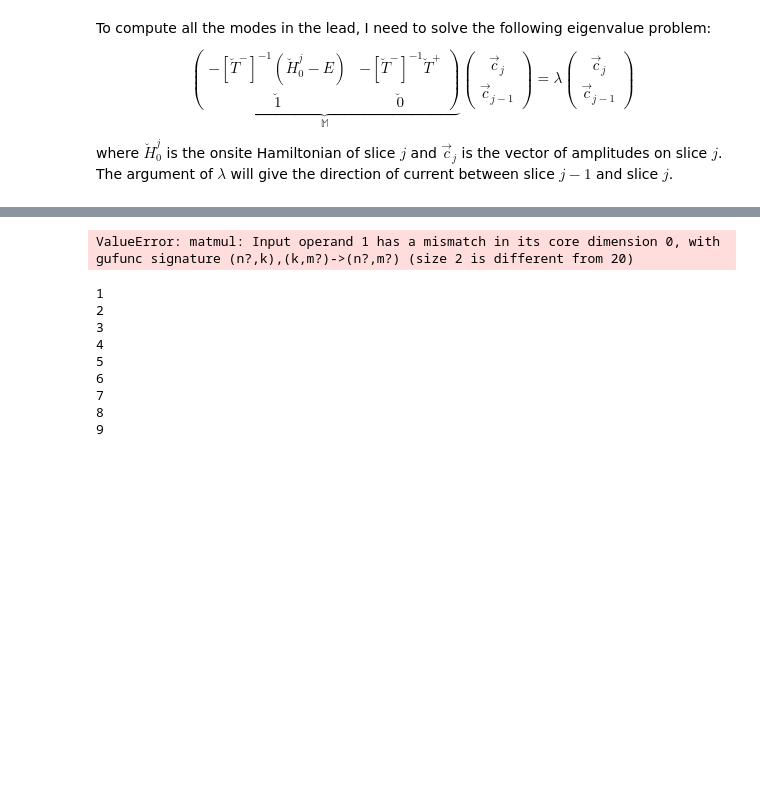
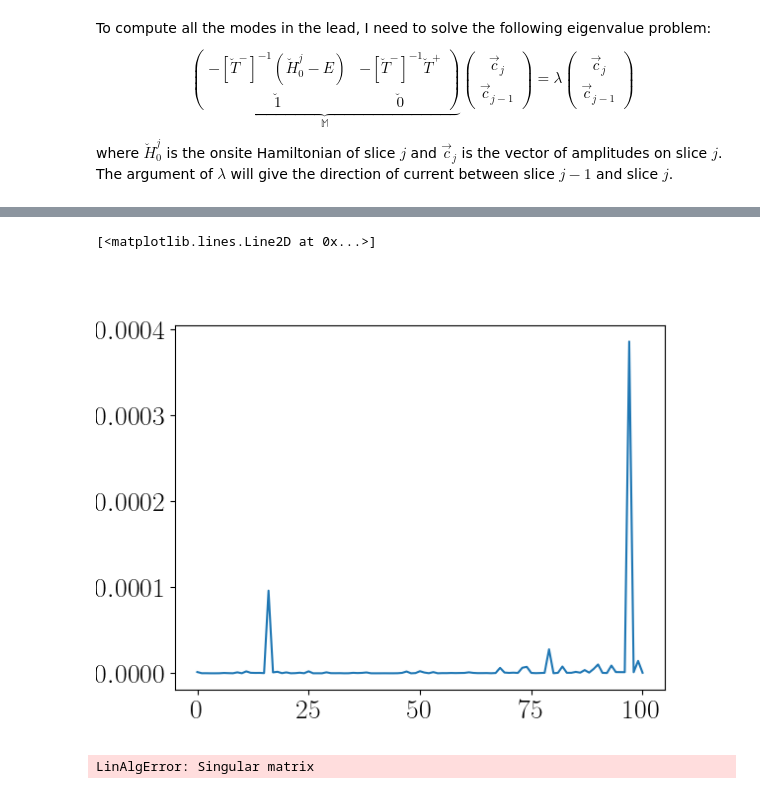
Before and after one commit to krishtoffel99/Josephson-Investigations-Old, a Jupyter notebook: Josephson effect and Supercurrents/DC_SNS_numerics.ipynb, the cells around one changed output, grey strips where cells are left out. Cells and saved outputs as stored; diff of their text form; code cells hidden in the pictures; blank space fills up the shorter version.

```diff
--- a/Josephson effect and Supercurrents/DC_SNS_numerics.ipynb
+++ b/Josephson effect and Supercurrents/DC_SNS_numerics.ipynb
@@ -95,8 +95,10 @@ def compute_conductance(params , eta = 1e-5):
 
     for i in range(no_steps):
         if i > 0:
-            diag_greensfunctions[: , : , i] = np.linalg.inv(params.energy*np.identity(2*params.W)  - H_tildes[: , : , i] -
-                                                        T(i , +1 , params) @ diag_greensfunctions[: , : , i-1] @ T(i , -1 , params))
+            matrix = (params.energy*np.identity(2*params.W)  - H_tildes[: , : , i] -
+                                                        T(i , +1 , params) @ diag_greensfunctions[: , : , i-1] @ T(i , -1 , params) )
+            print(np.abs(np.linalg.det(matrix)))
+            diag_greensfunctions[: , : , i] = np.linalg.inv(matrix)
             off_diag_greensfunctions[: , : , i] = diag_greensfunctions[: , : , i]@ T(i , +1 , params) @ off_diag_greensfunctions[: , : , i-1]
 
     ## Transmission matrix:
@@ -111,16 +113,16 @@ def compute_conductance(params , eta = 1e-5):
     reflectionmatrix = np.linalg.inv(U_neg_0)@(diag_greensfunctions[: , : , 0]@T(0 , +1 , params)@(np.linalg.inv(F_pos_0) -
                                                                                                        np.linalg.inv(F_neg_0)) - np.identity(U_neg_Lplusone.shape[0]))@U_pos_0
 
-    conductance = 0
-    for i in range(transmissionmatrix.shape[0]):
-        for j in range(transmissionmatrix.shape[1]):
-            conductance += np.abs(transmissionmatrix[i , j])**2
-    return conductance , transmissionmatrix
+    conductance = np.trace(np.transpose(np.conjugate(transmissionmatrix)) @ transmissionmatrix)
+    return conductance , transmissionmatrix, G_0 , G_Lplusone
 
 energy_values = np.linspace(0 , 1 , 101)
 conductance_values = np.zeros(energy_values.shape[0])
+# Storing left and right Green's functions:
+g_l = []
+g_r = []
 for i in range(len(energy_values)):
-    params_new = JosephsonParameters(W = 5 ,
+    params_new = JosephsonParameters(W = 10 ,
                              L = 10,
                              t = 1,
                              flux = 0,
@@ -129,4 +131,6 @@ for i in range(len(energy_values)):
                              phase = 0,
                              mu = 0.5,
                              tol = 1e-4)
-    conductance_values[i] , transmissionmatrix= compute_conductance(params_new , eta = 0)
+    conductance_values[i] , transmissionmatrix , G_0 , G_Lplusone= compute_conductance(params_new , eta = 0)
+    g_l.append(G_0)
+    g_r.append(G_Lplusone)
@@ -199,17 +161,15 @@ plt.imshow(np.abs(norm_orth))
-# %%
-np.kron(np.identity(params.W) , -params.t*sz)@np.array([[1 , 2],[3 , 4]])
-# %% [output]
-ValueError: matmul: Input operand 1 has a mismatch in its core dimension 0, with gufunc signature (n?,k),(k,m?)->(n?,m?) (size 2 is different from 20)
-# %%
-for i in range(1 , 10):
-    print(i)
-# %% [output]
-1
-2
-3
-4
-5
-6
-7
-8
-9
+# %%
+# Inspecting left and right Greens functions:
+imaginarybits = np.zeros(len(g_r))
+for i in range(len(g_r)):
+    imaginarybits[i] = np.abs(np.max(g_l[i].imag))
+
+plt.figure()
+plt.plot(imaginarybits)
+# %% [output]
+[<matplotlib.lines.Line2D at 0x...>]
+[figure, added]
+# %%
+np.linalg.inv(np.array([[2 , 2],[-2 , -2]]))
+# %% [output]
+LinAlgError: Singular matrix
```
Also changed, not shown: parts of 7 cells of this notebook, 1 other file.
